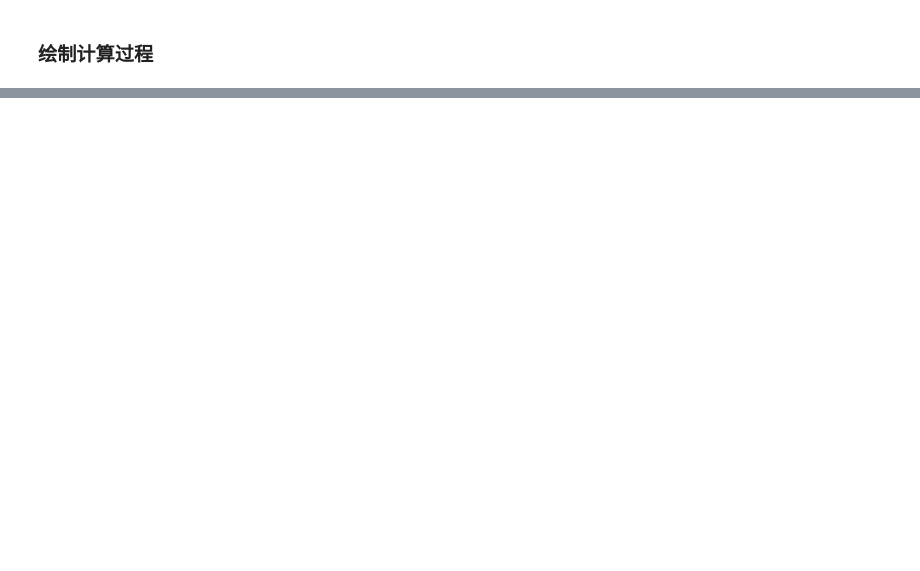
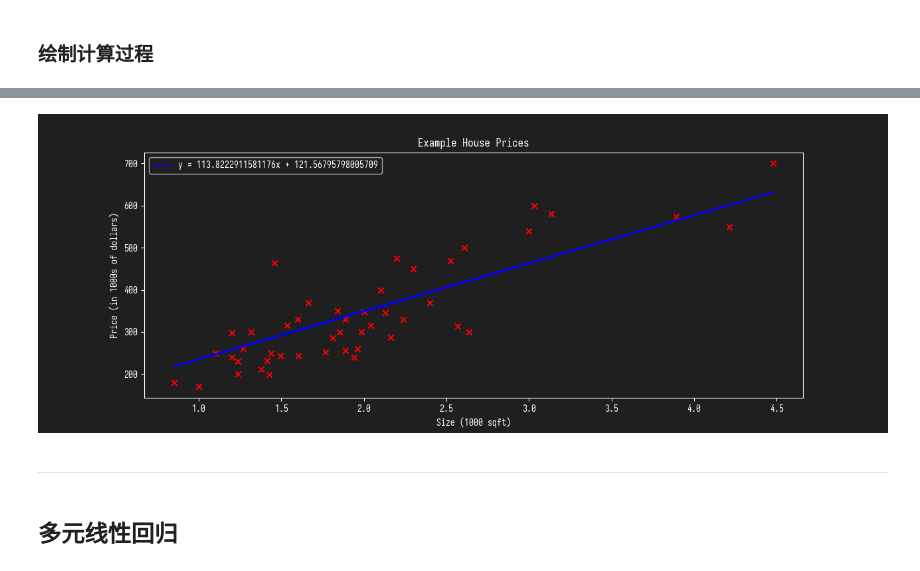
Before and after one commit to deathknight0718/foliage-note, a Jupyter notebook: 202501051854.ipynb, the cells around one changed output, grey strips where cells are left out. Cells and saved outputs as stored; diff of their text form; code cells hidden in the pictures; blank space fills up the shorter version.

```diff
--- a/202501051854.ipynb
+++ b/202501051854.ipynb
@@ -125,7 +141,14 @@ matplotlib.pyplot.show()
 # %%
 matplotlib.pyplot.scatter(X, Y, marker="x", c="r")
 matplotlib.pyplot.plot(X, fw * X + fb, color="blue", label=f"y = {fw}x + {fb}")
 matplotlib.pyplot.title("Example House Prices")
+matplotlib.pyplot.legend()
 matplotlib.pyplot.ylabel("Price (in 1000s of dollars)")
 matplotlib.pyplot.xlabel("Size (1000 sqft)")
 matplotlib.pyplot.show()
+# %% [output]
+[figure, added]
+# %% [markdown]
+---
+# %% [markdown]
+## 多元线性回归
```
Also changed, not shown: parts of 12 cells of this notebook, 4 other files.
